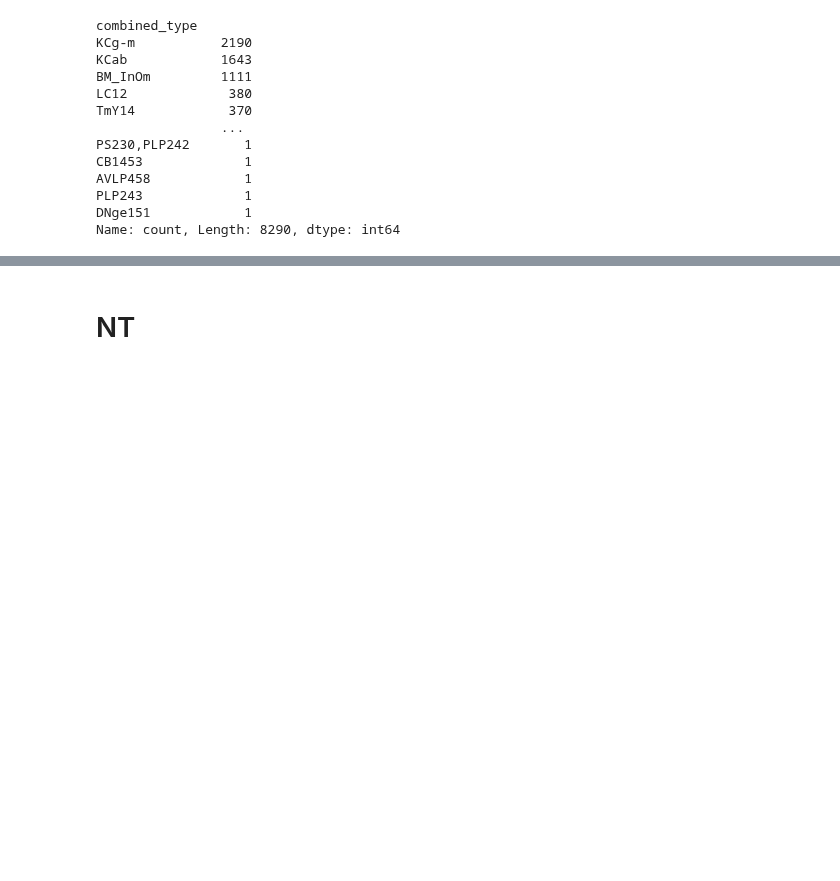
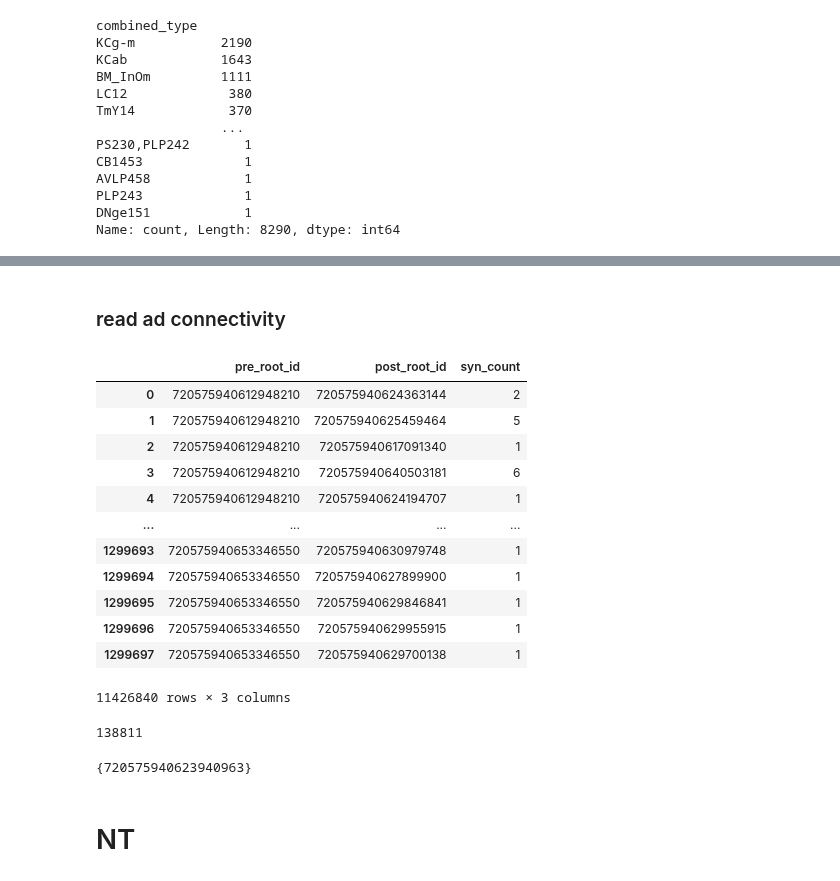
Before and after one commit to YijieYin/connectome_data_prep, a Jupyter notebook: FAFB/adult_prepare_connectome_cb_neuron.ipynb, the cells around one changed output, grey strips where cells are left out. Drawn from its saved outputs; the diff is of its cells as text; code cells hidden in the pictures; blank space fills up the shorter version.

```diff
--- a/FAFB/adult_prepare_connectome_cb_neuron.ipynb
+++ b/FAFB/adult_prepare_connectome_cb_neuron.ipynb
@@ -120,0 +118,37 @@ conn_full
+# %% [markdown]
+### read ad connectivity
+# %%
+ad = pd.read_csv('../data/fafb_all_neuron/fafb_ad_split/ad_el.csv')
+# non-split to dendrites
+bd = pd.read_csv("../data/fafb_all_neuron/fafb_ad_split/bd_el.csv")
+# axon to non-split
+ab = pd.read_csv("../data/fafb_all_neuron/fafb_ad_split/ab_el.csv")
+# non-split to non-split
+bb = pd.read_csv("../data/fafb_all_neuron/fafb_ad_split/bb_el.csv")
+adconn = pd.concat([ad, bd, ab, bb])
+adconn
+# %% [output]
+|  | pre_root_id | post_root_id | syn_count |
+| 0 | 720575940612948210 | 720575940624363144 | 2 |
+| 1 | 720575940612948210 | 720575940625459464 | 5 |
+| 2 | 720575940612948210 | 720575940617091340 | 1 |
+| 3 | 720575940612948210 | 720575940640503181 | 6 |
+| 4 | 720575940612948210 | 720575940624194707 | 1 |
+| ... | ... | ... | ... |
+| 1299693 | 720575940653346550 | 720575940630979748 | 1 |
+| 1299694 | 720575940653346550 | 720575940627899900 | 1 |
+| 1299695 | 720575940653346550 | 720575940629846841 | 1 |
+| 1299696 | 720575940653346550 | 720575940629955915 | 1 |
+| 1299697 | 720575940653346550 | 720575940629700138 | 1 |
+11426840 rows × 3 columns
+# %%
+allids = set(conn_full.pre_pt_root_id) | set(conn_full.post_pt_root_id)
+
+allids_ad = set(adconn['pre_root_id']).union(set(adconn['post_root_id']))
+len(allids_ad)
+# %% [output]
+138811
+# %%
+allids_ad - allids
+# %% [output]
+{720575940623940963}
```
Also changed, not shown: parts of 20 cells of this notebook, 11 other files.
